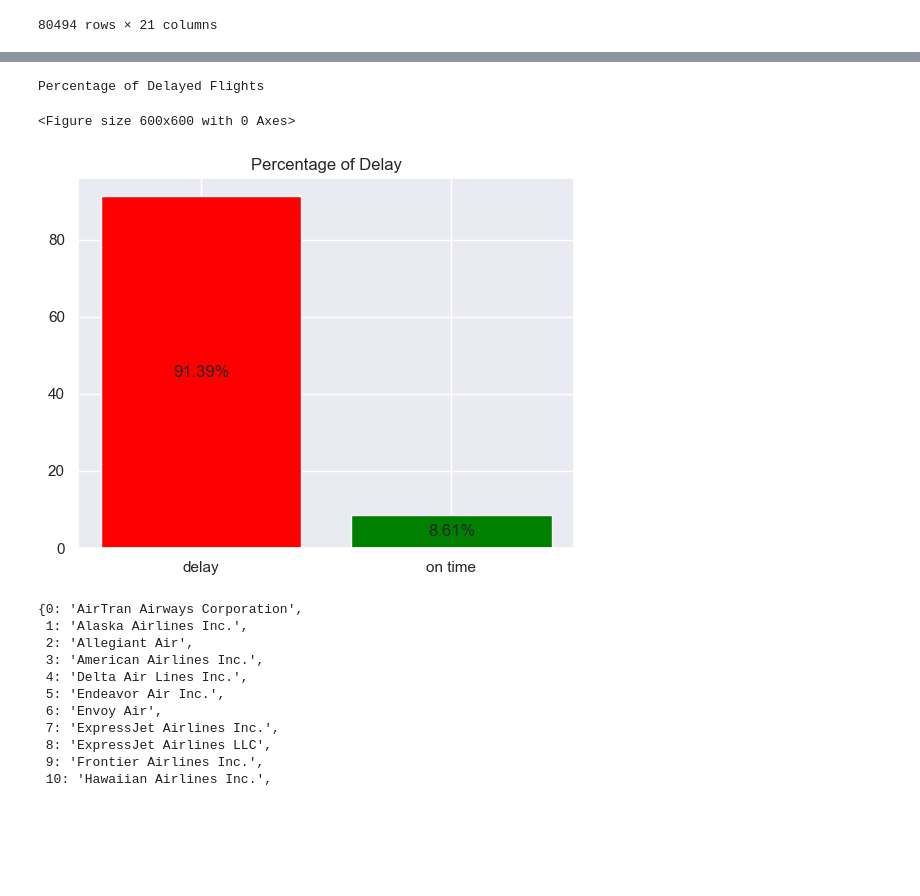
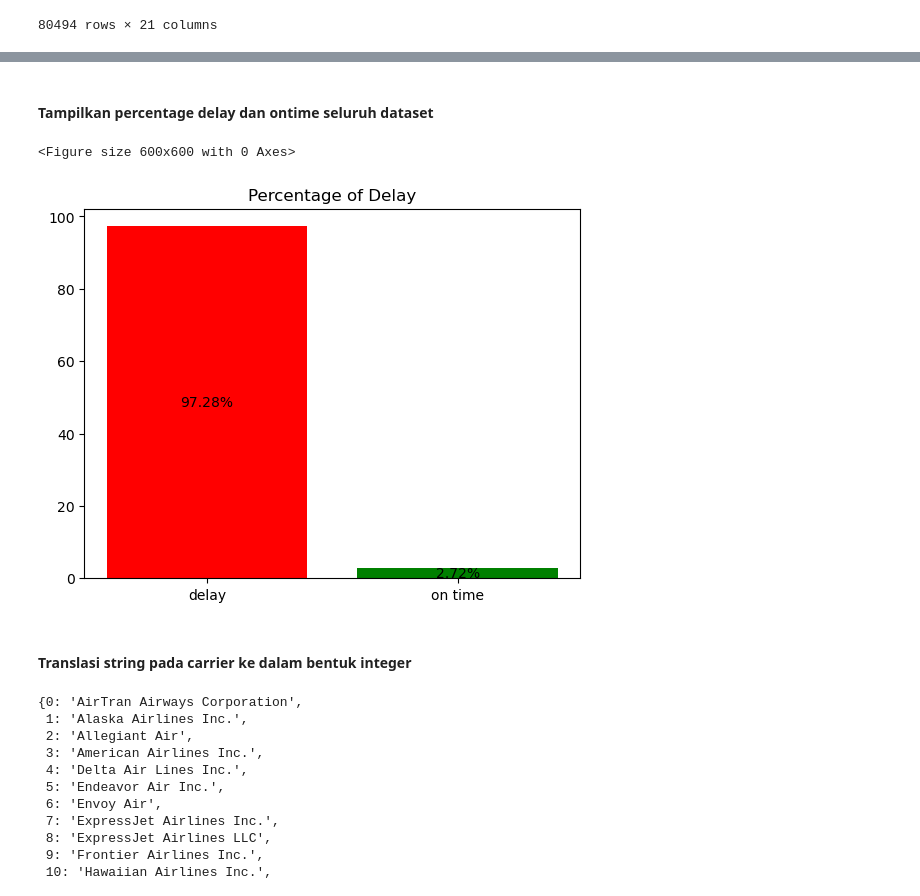
Before and after one commit to KurangKering/sdfsfslvjx, a Jupyter notebook: app/notebooks/flightdelay.ipynb, the cells around one changed output, grey strips where cells are left out. Drawn from its saved outputs; the diff is of its cells as text; code cells hidden in the pictures; blank space fills up the shorter version.

```diff
--- a/app/notebooks/flightdelay.ipynb
+++ b/app/notebooks/flightdelay.ipynb
@@ -216,3 +367,0 @@ Name: count, dtype: int64
-# %%
-df_1.loc[:, 'is_delayed'] = (df_1.late_aircraft_delay > 1).astype(int)
-df_1
@@ -250,22 +368,25 @@ df_1[df_1.late_aircraft_delay == 0]
+# %% [markdown]
+#### <b>Tampilkan percentage delay dan ontime seluruh dataset </b>
 # %%
+df_1['is_delayed'] = df_1['arr_del15'] > 0
 delayed_percentage = df_1.is_delayed.value_counts(normalize=True)
 label_of_delay = {0: "on time", 1: "delay"}
 delay_index = delayed_percentage.index
-print("Percentage of Delayed Flights")
 
 plt.figure(figsize = (6,6))
 fig, ax = plt.subplots()
 ax.set_title("Percentage of Delay")
 p = ax.bar(list(map(label_of_delay.get, delay_index)), [x * 100 for x in delayed_percentage.values],
        color=["red", 'green'])
 ax.bar_label(p, label_type="center",
             fmt="%.2f%%" )
 
 plt.show()
 # %% [output]
-Percentage of Delayed Flights
+<Figure size 600x600 with 0 Axes>
-<Figure size 600x600 with 0 Axes>
-[figure, old version]
+[figure, new version]
+# %% [markdown]
+#### <b> Translasi string pada carrier ke dalam bentuk integer </b>
 # %%
 encoder = LabelEncoder()
 df_1['carrier_name'] = encoder.fit_transform(df_1['carrier_name'])
```
Also changed, not shown: parts of 60 cells of this notebook.
